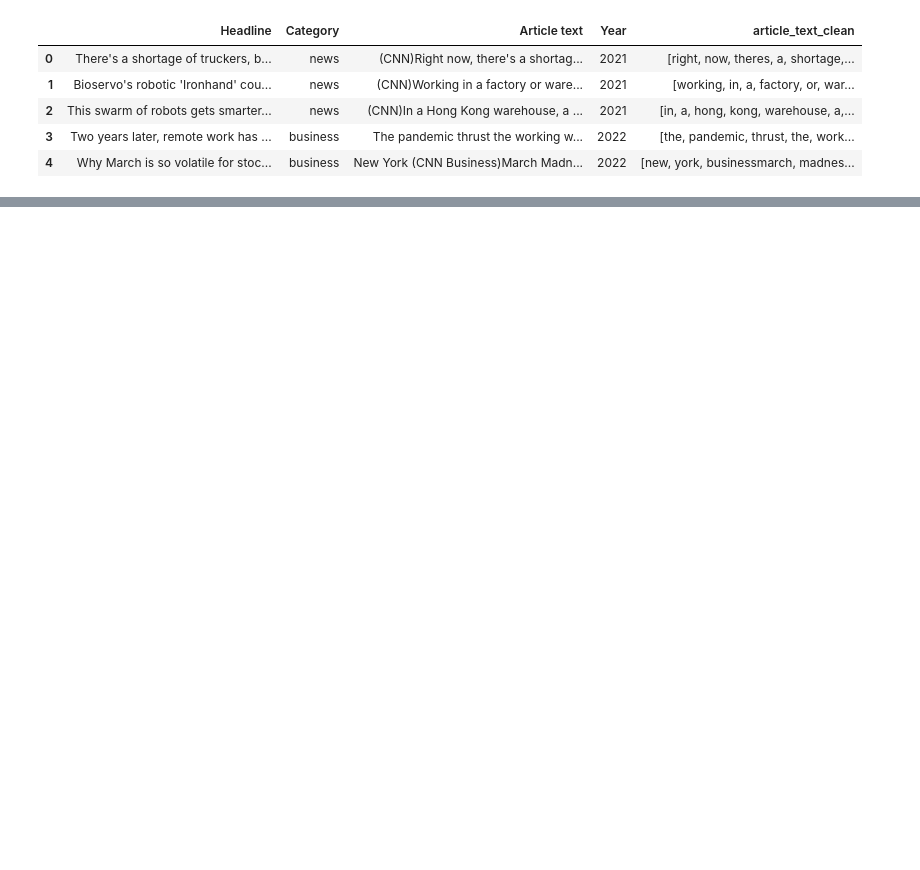
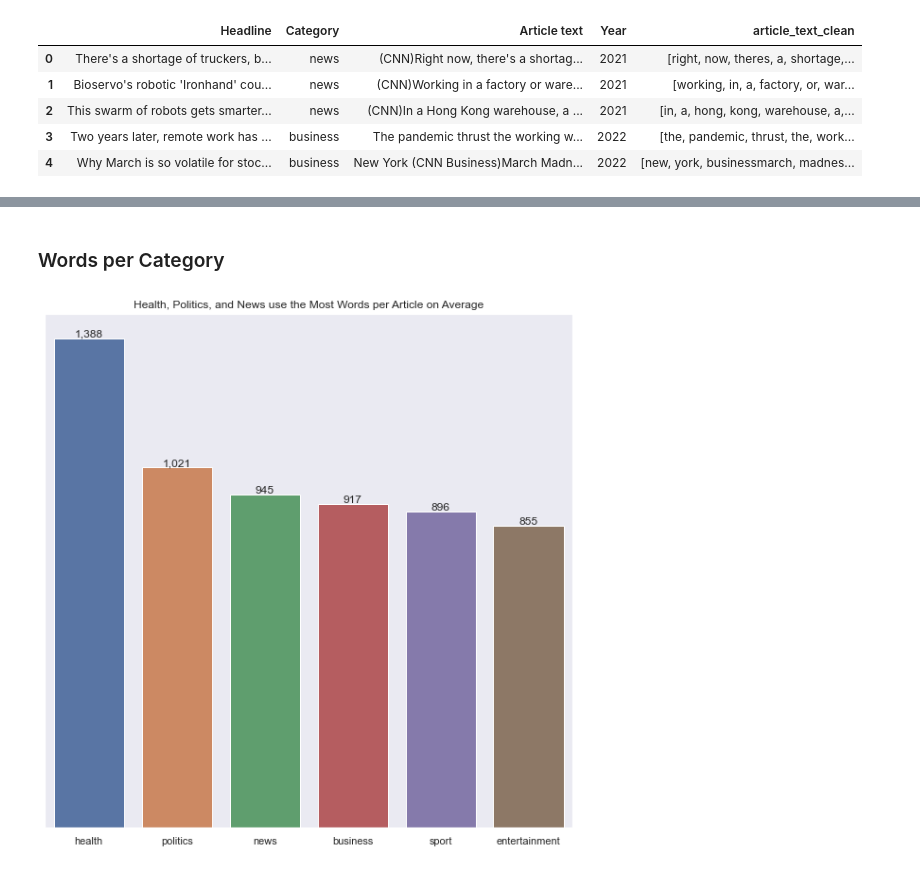
Before and after one commit to knolasco/Intro_to_NLP, a Jupyter notebook: Final Project/pos_use_in_news.ipynb, the cells around one changed output, grey strips where cells are left out. Saved outputs shown, nothing was run; the diff lists cells and outputs as text; code cells hidden in the pictures; blank space fills up the shorter version.

```diff
--- a/Final Project/pos_use_in_news.ipynb
+++ b/Final Project/pos_use_in_news.ipynb
@@ -43,0 +96,3 @@ manager.data.head()
+# %%
+manager.data = manager.data[~manager.data['Category'].isin(['travel','vr','style'])]
+manager.data['Category'].value_counts()
@@ -43,0 +107,14 @@ manager.data.head()
+# %% [markdown]
+<a id = 'words_per_category'></a>
+### Words per Category
+# %%
+# find number of words
+manager.data['n_words'] = manager.data['article_text_clean'].apply(lambda x: len(x))
+grouped_cats = manager.data.groupby('Category')['n_words'].mean().reset_index(name = 'avg_words')
+
+fig, axs = make_fig()
+g = sns.barplot(data = grouped_cats, x = 'Category', y = 'avg_words', order = grouped_cats.sort_values(by = 'avg_words', ascending = False)['Category'])
+clean_plot(fig, axs, g, 'Health, Politics, and News use the Most Words per Article on Average')
+plt.show()
+# %% [output]
+[figure, added]
```
Also changed, not shown: parts of 15 cells of this notebook.
